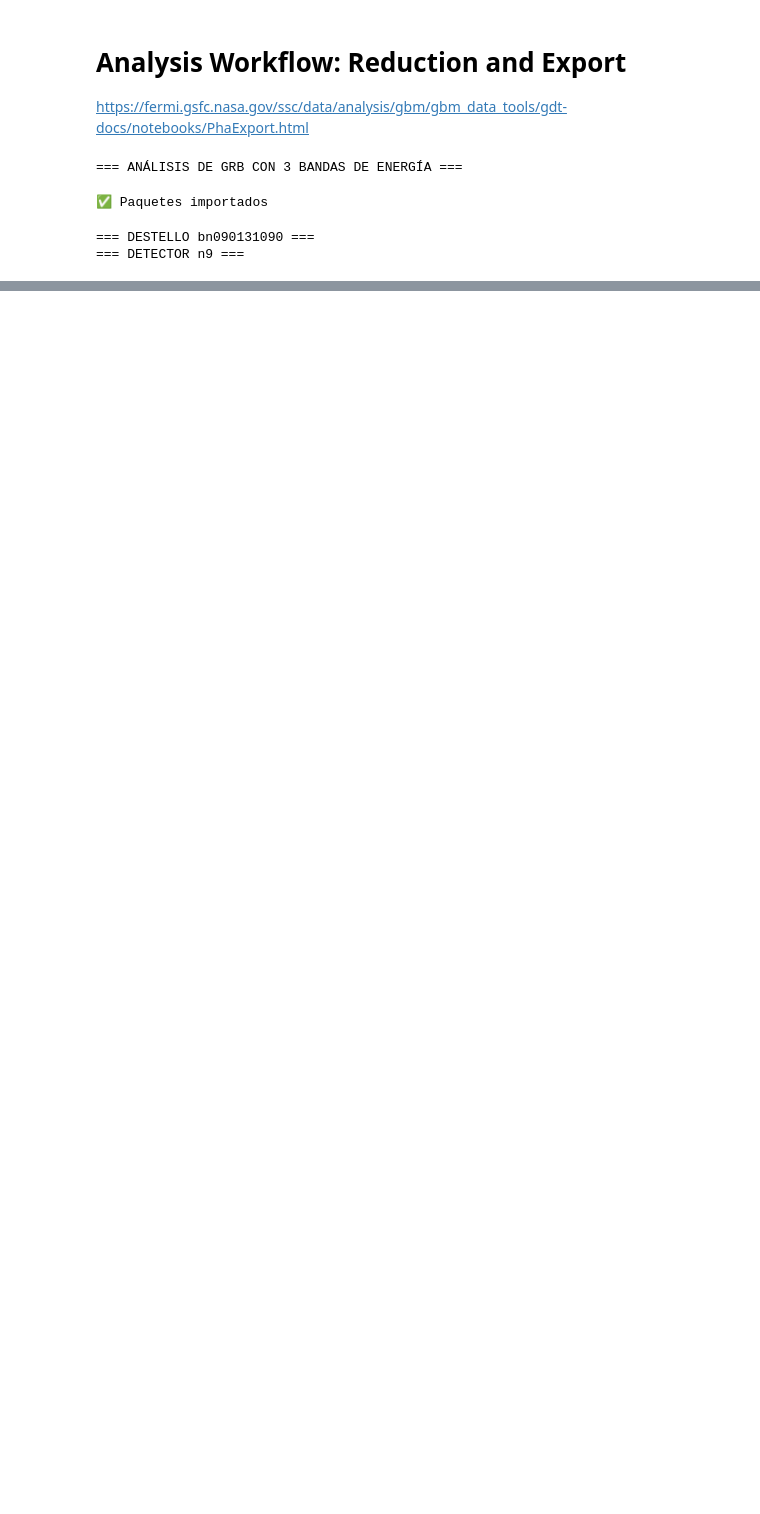
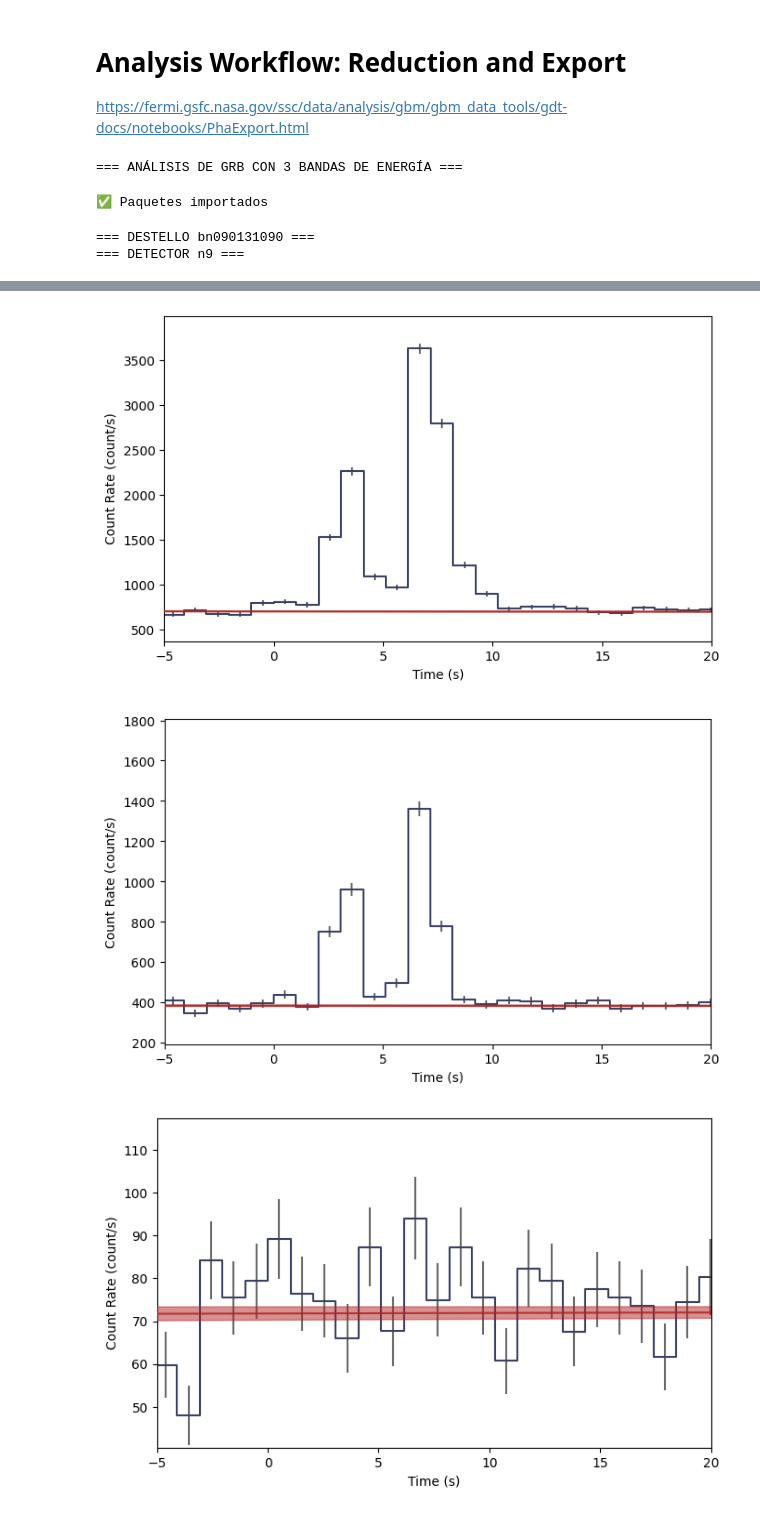
Before and after one commit to MASilva139/F807, a Jupyter notebook: Trabajos/3-Bandas.ipynb, the cells around one changed output, grey strips where cells are left out. Saved outputs shown, nothing was run; the diff lists cells and outputs as text; code cells hidden in the pictures; blank space fills up the shorter version.

```diff
--- a/Trabajos/3-Bandas.ipynb
+++ b/Trabajos/3-Bandas.ipynb
@@ -138,0 +196,19 @@ plt.show()
+# %%
+# Zoom in to 5 secconds before to 20 s after the trigger time
+view_range = (-5.0, 20.0)
+
+# Curva 1
+lcplot1 = Lightcurve(data=lc_data1, background=lc_bkgd1)
+lcplot1.xlim = view_range
+
+# Curva 2
+lcplot2 = Lightcurve(data=lc_data2, background=lc_bkgd2)
+lcplot2.xlim = view_range
+
+# Curva 3
+lcplot3 = Lightcurve(data=lc_data3, background=lc_bkgd3)
+lcplot3.xlim = view_range
+# %% [output]
+[figure, added]
+[figure, added]
+[figure, added]
```
Also changed, not shown: parts of 9 cells of this notebook.
